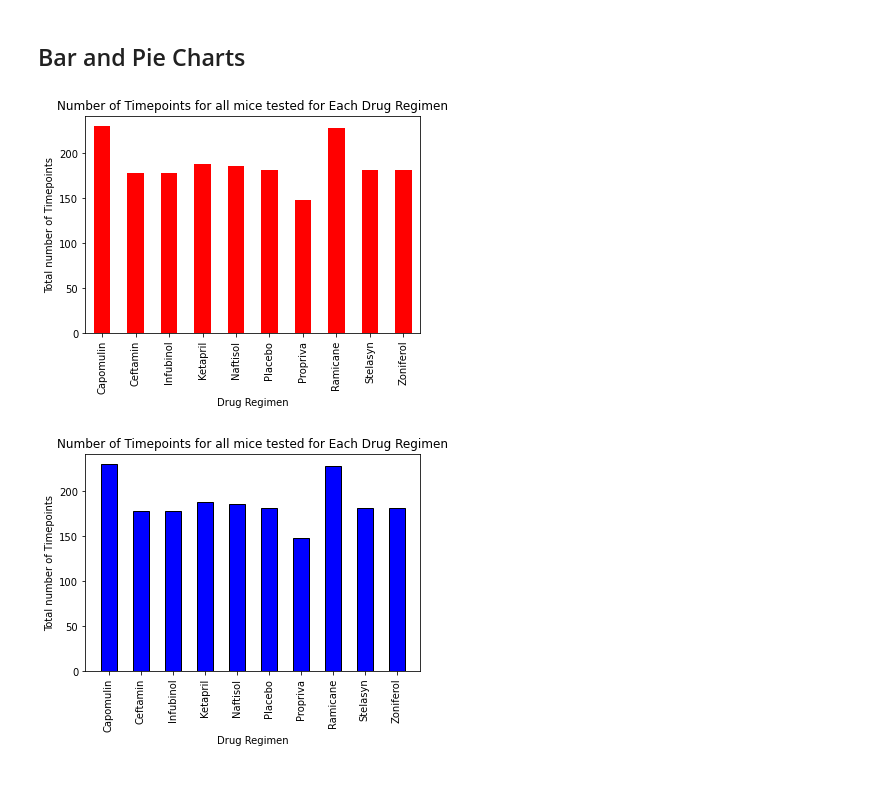
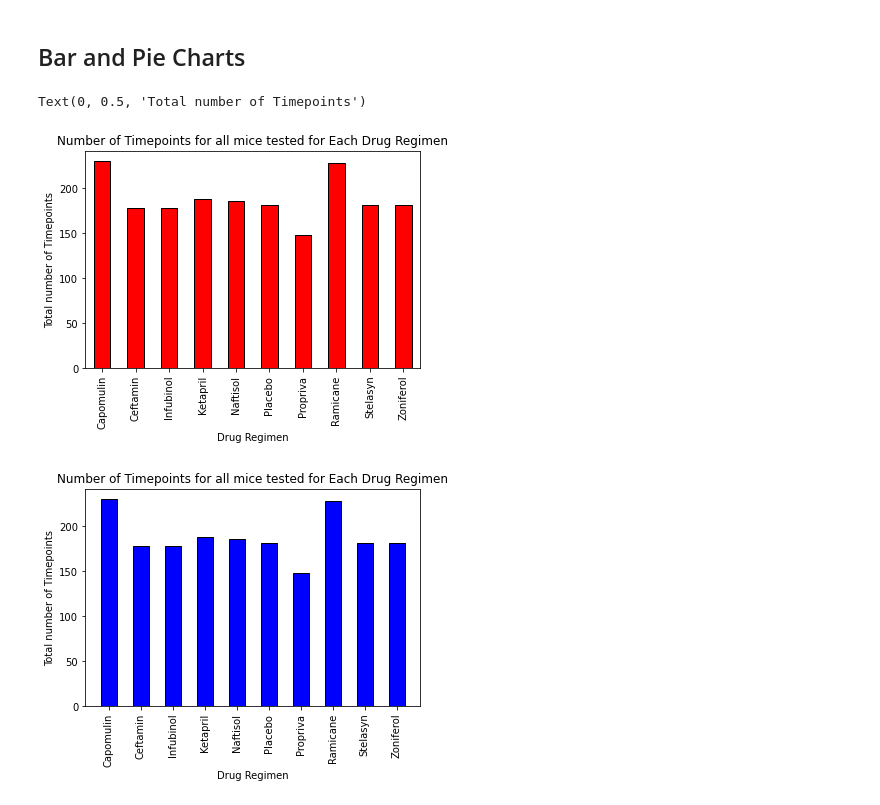
Before and after one commit to vasantap/The-Power-of-Plots, a Jupyter notebook: pymaceuticals_starter.ipynb, the cells around one changed output. Drawn from its saved outputs; the diff is of its cells as text; code cells hidden in the pictures.

```diff
--- a/pymaceuticals_starter.ipynb
+++ b/pymaceuticals_starter.ipynb
@@ -149,13 +149,13 @@ summary_stats_df
 # %%
 # Generate a bar plot showing the total number of timepoints for all mice tested for each drug regimen using Pandas.
 all_mice_timepoints = clean_data.groupby(['Drug Regimen']).count()['Timepoint']
-all_mice_timepoints_plt = all_mice_timepoints.plot(kind='bar', color='red')
+all_mice_timepoints_plt = all_mice_timepoints.plot(kind='bar', color='red',edgecolor='black')
 all_mice_timepoints_plt.set_title('Number of Timepoints for all mice tested for Each Drug Regimen')
 all_mice_timepoints_plt.set_xlabel('Drug Regimen')
 all_mice_timepoints_plt.set_ylabel('Total number of Timepoints')
-plt.show()
 # %% [output]
+Text(0, 0.5, 'Total number of Timepoints')
-[figure, old version]
+[figure, new version]
 # %%
 # Generate a bar plot showing the total number of timepoints for all mice tested for each drug regimen using pyplot.
 all_mice_timepoints = clean_data.groupby(['Drug Regimen']).count()['Timepoint']
```
Also changed, not shown: parts of 7 cells of this notebook.
